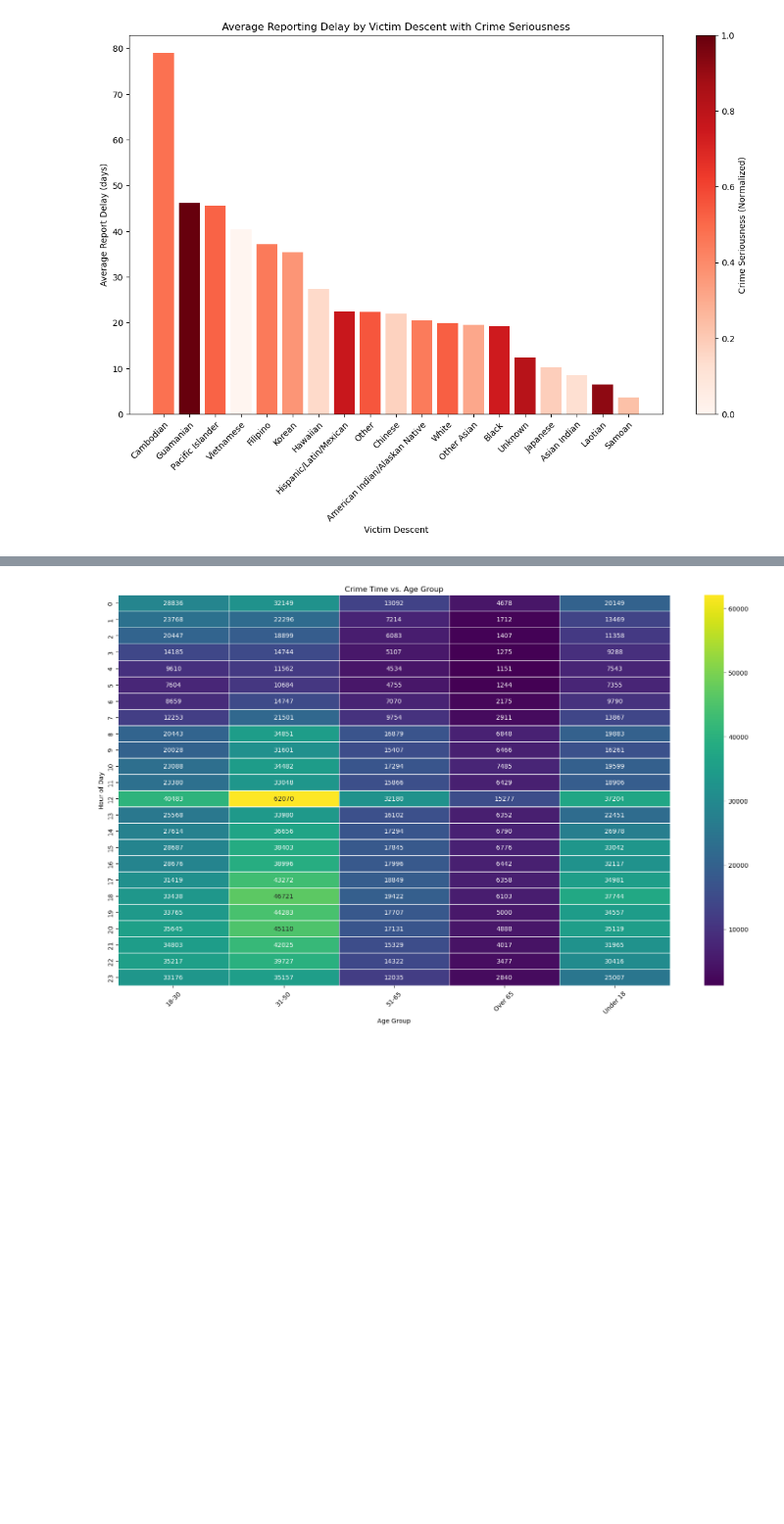
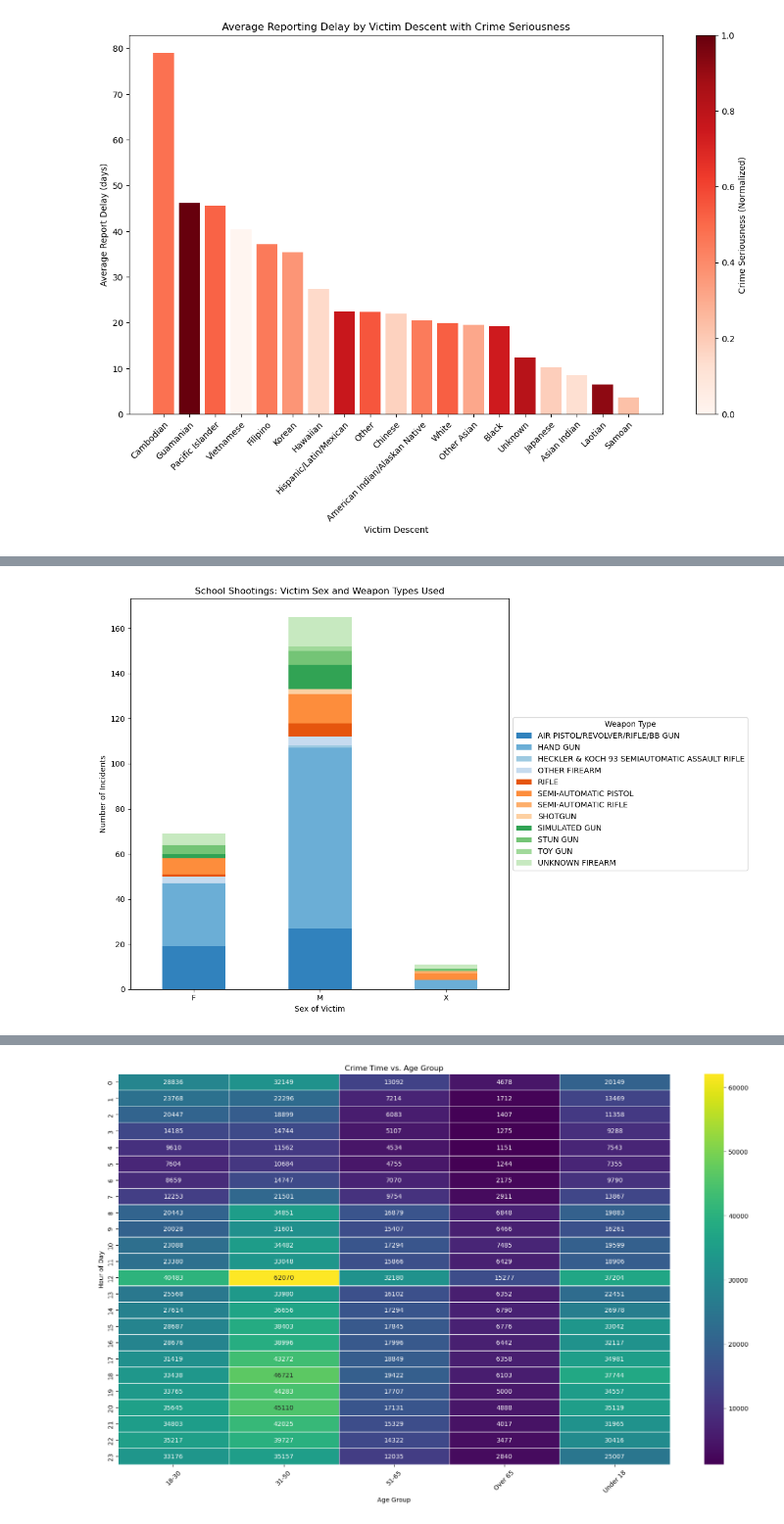
Before and after one commit to Odysseas-Stefanakis/UCalgary_Research_Odysseas, a Jupyter notebook: LA_Crime_Data.ipynb, the cells around one changed output, grey strips where cells are left out. Shown at 98% size. Saved outputs shown, nothing was run; the diff lists cells and outputs as text; code cells hidden in the pictures; blank space fills up the shorter version.

Commit message:
School shooting investigation

```diff
--- a/LA_Crime_Data.ipynb
+++ b/LA_Crime_Data.ipynb
@@ -413,0 +410,39 @@ plt.show()
+# %%
+import pandas as pd
+import matplotlib.pyplot as plt
+from matplotlib import cm
+
+# Assuming 'la_crime_data_2010_to_2021_sorted' is already loaded into your environment
+# Filter for incidents likely to be school shootings
+school_shootings = la_crime_data_2010_to_2021_sorted[
+    la_crime_data_2010_to_2021_sorted['Premis Desc'].str.contains('SCHOOL', na=False) &
+    la_crime_data_2010_to_2021_sorted['Weapon Desc'].str.contains('GUN|FIREARM|RIFLE|PISTOL', na=False, case=False)
+]
+
+# Group the data by 'Vict Sex' and 'Weapon Desc', and count occurrences
+grouped_data = school_shootings.groupby(['Vict Sex', 'Weapon Desc']).size().unstack(fill_value=0)
+
+# Define a broader range of distinct colors using Matplotlib's tab20c and tab20b palettes
+colors = [cm.tab20c(x) for x in range(20)] + [cm.tab20b(x) for x in range(20)]
+colors = colors[:len(grouped_data.columns)]  # Limit the colors to the number of weapon types you have
+
+# Visualization
+fig, ax = plt.subplots(figsize=(12, 8))
+
+# Plotting with the extended set of distinct colors
+grouped_data.plot(kind='bar', stacked=True, color=colors, ax=ax)
+
+# Adjust the legend to be outside the plot area
+ax.legend(title='Weapon Type', loc='center left', bbox_to_anchor=(1, 0.5))
+
+# Setting titles and labels
+ax.set_title('School Shootings: Victim Sex and Weapon Types Used')
+ax.set_xlabel('Sex of Victim')
+ax.set_ylabel('Number of Incidents')
+
+# Adjusting the x-ticks
+plt.xticks(rotation=0)
+plt.tight_layout()
+plt.show()
+# %% [output]
+[figure, added]
```
Also changed, not shown: parts of 4 cells of this notebook.
